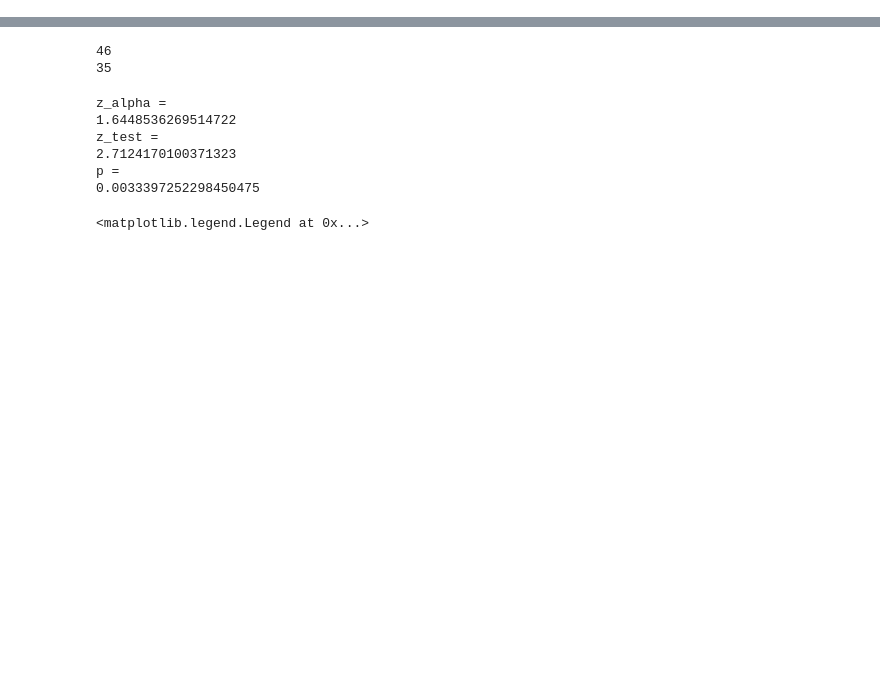
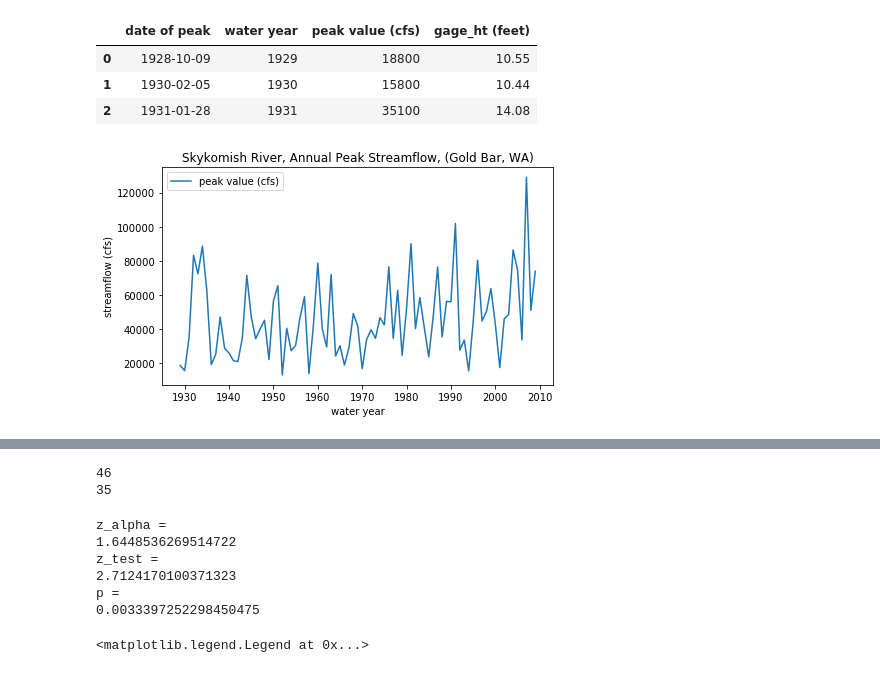
Before and after one commit to Mountain-Hydrology-Research-Group/data-analysis, a Jupyter notebook: modules/lab2/lab2-1.ipynb, the cells around one changed output, grey strips where cells are left out. Cells and saved outputs as stored; diff of their text form; code cells hidden in the pictures; blank space fills up the shorter version.

```diff
--- a/modules/lab2/lab2-1.ipynb
+++ b/modules/lab2/lab2-1.ipynb
@@ -207,0 +17,23 @@ However, the central limit theorem states, "If a sample of n values is extracted
+# %%
+# Filepath to our excel file.
+skykomish_data_file = '../data/Skykomish_peak_flow_12134500_skykomish_river_near_gold_bar.xlsx'
+
+# Use pandas.read_excel() function to open this file.
+skykomish_data = pd.read_excel(skykomish_data_file)
+
+# Now we can see the dataset we loaded:
+skykomish_data.head(3)
+# %% [output]
+|  | date of peak | water year | peak value (cfs) | gage_ht (feet) |
+| 0 | 1928-10-09 | 1929 | 18800 | 10.55 |
+| 1 | 1930-02-05 | 1930 | 15800 | 10.44 |
+| 2 | 1931-01-28 | 1931 | 35100 | 14.08 |
+# %%
+# Plot peak streamflows per water year
+fig, ax = plt.subplots(figsize=(7,4))
+
+skykomish_data.plot(x='water year', y='peak value (cfs)', ax=ax)
+ax.set_ylabel('streamflow (cfs)');
+ax.set_title('Skykomish River, Annual Peak Streamflow, (Gold Bar, WA)');
+# %% [output]
+[figure, added]
```
Also changed, not shown: parts of 34 cells of this notebook.
